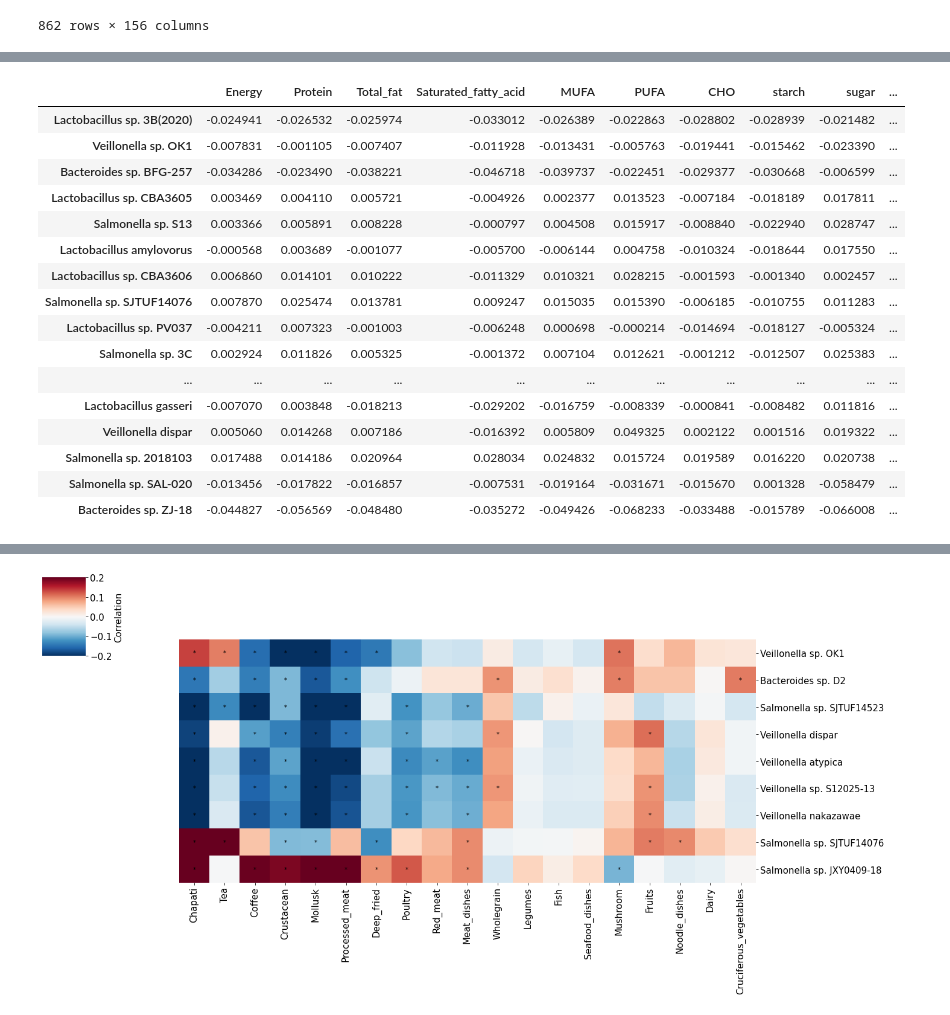
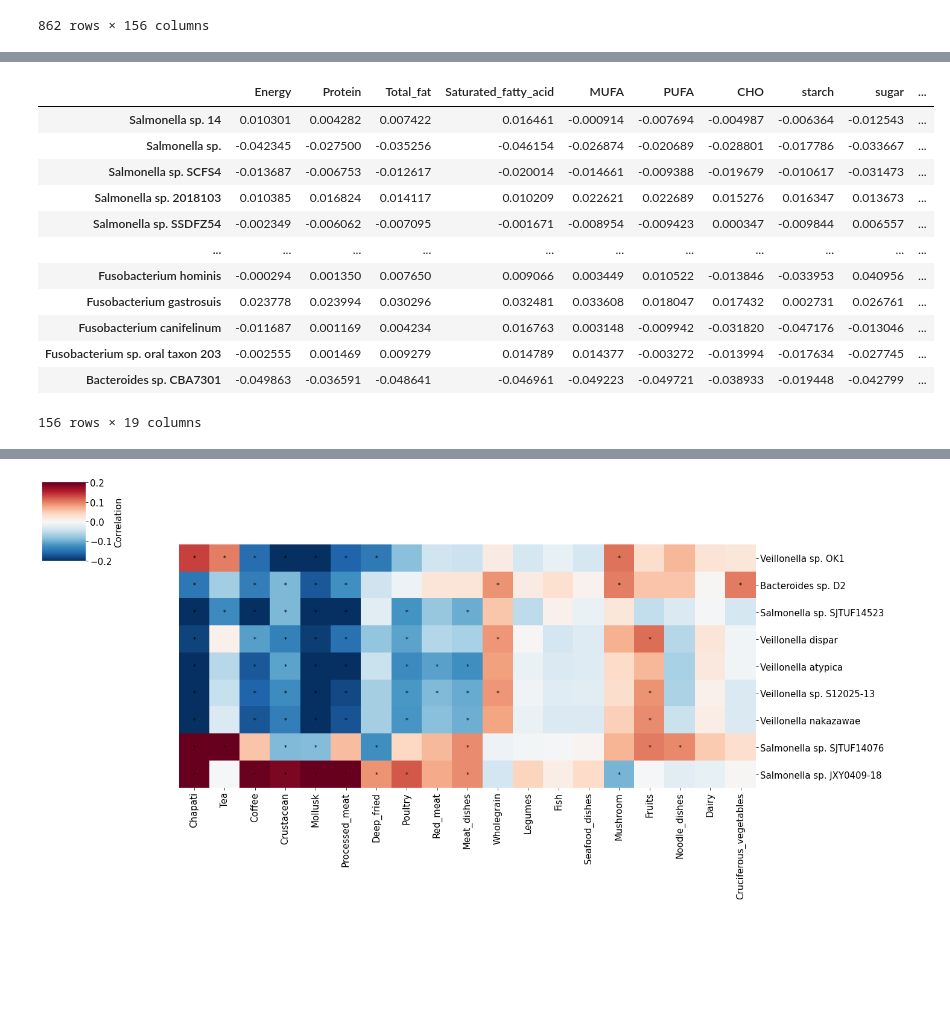
Before and after one commit to jaspershen-lab/HELIOS-project, a Jupyter notebook: 1-code/ruwen/SCFA.ipynb, the cells around one changed output, grey strips where cells are left out. Cells and saved outputs as stored; diff of their text form; code cells hidden in the pictures; blank space fills up the shorter version.

```diff
--- a/1-code/ruwen/SCFA.ipynb
+++ b/1-code/ruwen/SCFA.ipynb
@@ -73,7 +73,7 @@ scfa_data
 # Convert data to numeric and handle non-numeric entries
 scfa_data = scfa_data.apply(pd.to_numeric, errors='coerce')
 food_data_spear = food_data_spear.apply(pd.to_numeric, errors='coerce')
-#participants_data['BMI'] = pd.to_numeric(participants_data['BMI'], errors='coerce')
+participants_data['BMI'] = pd.to_numeric(participants_data['BMI'], errors='coerce')
 participants_data['FREG8_Age'] = pd.to_numeric(participants_data['FREG8_Age'], errors='coerce')
 # %%
 
@@ -96,8 +96,8 @@ def adjust_for_covariates(data, covariates, categorical_vars=[]):
 
 # Adjust microbiome and diet data
 # Ensure that 'FREG5_Ethnic_Group' is included as a categorical variable
-adjusted_scfa_data = adjust_for_covariates(scfa_data, participants_data[['FREG8_Age', 'FREG5_Ethnic_Group','FREG7_Gender']], categorical_vars=['FREG5_Ethnic_Group','FREG7_Gender'])
-adjusted_food_spear = adjust_for_covariates(food_data_spear, participants_data[['FREG8_Age', 'FREG5_Ethnic_Group','FREG7_Gender']], categorical_vars=['FREG5_Ethnic_Group','FREG7_Gender'])
+adjusted_scfa_data = adjust_for_covariates(scfa_data, participants_data[['FREG8_Age', 'FREG5_Ethnic_Group','FREG7_Gender','BMI']], categorical_vars=['FREG5_Ethnic_Group','FREG7_Gender'])
+adjusted_food_spear = adjust_for_covariates(food_data_spear, participants_data[['FREG8_Age', 'FREG5_Ethnic_Group','FREG7_Gender','BMI']], categorical_vars=['FREG5_Ethnic_Group','FREG7_Gender'])
 # %%
 correlations_scfa = pd.DataFrame(index=adjusted_scfa_data.columns, columns=adjusted_food_spear.columns)
 p_values_scfa = pd.DataFrame(index=adjusted_scfa_data.columns, columns=adjusted_food_spear.columns)
@@ -261,7 +318,7 @@ participants_data = participants_data.loc[common_indices]
 # Convert data to numeric and handle non-numeric entries
 scfa_data = scfa_data.apply(pd.to_numeric, errors='coerce')
 food_data_spear = food_data_spear.apply(pd.to_numeric, errors='coerce')
-#participants_data['BMI'] = pd.to_numeric(participants_data['BMI'], errors='coerce')
+participants_data['BMI'] = pd.to_numeric(participants_data['BMI'], errors='coerce')
 participants_data['FREG8_Age'] = pd.to_numeric(participants_data['FREG8_Age'], errors='coerce')
 # %%
 def adjust_for_covariates(data, covariates, categorical_vars=[]):
@@ -282,8 +339,8 @@ def adjust_for_covariates(data, covariates, categorical_vars=[]):
 
 # Adjust microbiome and diet data
 # Ensure that 'FREG5_Ethnic_Group' is included as a categorical variable
-adjusted_scfa_data = adjust_for_covariates(scfa_data, participants_data[['FREG8_Age', 'FREG5_Ethnic_Group','FREG7_Gender']], categorical_vars=['FREG5_Ethnic_Group','FREG7_Gender'])
-adjusted_food_spear = adjust_for_covariates(food_data_spear, participants_data[['FREG8_Age', 'FREG5_Ethnic_Group','FREG7_Gender']], categorical_vars=['FREG5_Ethnic_Group','FREG7_Gender'])
+adjusted_scfa_data = adjust_for_covariates(scfa_data, participants_data[['FREG8_Age', 'FREG5_Ethnic_Group','FREG7_Gender','BMI']], categorical_vars=['FREG5_Ethnic_Group','FREG7_Gender'])
+adjusted_food_spear = adjust_for_covariates(food_data_spear, participants_data[['FREG8_Age', 'FREG5_Ethnic_Group','FREG7_Gender','BMI']], categorical_vars=['FREG5_Ethnic_Group','FREG7_Gender'])
 # %%
 correlations_scfa = pd.DataFrame(index=adjusted_scfa_data.columns, columns=adjusted_food_spear.columns)
 p_values_scfa = pd.DataFrame(index=adjusted_scfa_data.columns, columns=adjusted_food_spear.columns)
@@ -315,34 +372,30 @@ for microbe in adjusted_scfa_data.columns:
 # %%
 p_flat = p_values_scfa.values.flatten()
 reject, corrected_pvals_scfa, _, _ = multipletests(p_flat, alpha=0.2, method='fdr_bh')
 significant_matrix_scfa = pd.DataFrame(reject.reshape(p_values_scfa.shape), index=adjusted_scfa_data.columns, columns=adjusted_food_spear.columns)
 
 # Summing the significant correlations per microbe
 true_counts = significant_matrix_scfa.sum(axis=1)
 
 # Filter species with at least 10 significant correlations
-#significant_species = true_counts >= 0
+significant_species = true_counts >= 0
 filtered_species_scfa = correlations_scfa.loc[significant_species.index[significant_species]]
 #significant_species
 
-filtered_species_scfa = filtered_species_scfa.iloc[food_row_order, :]
+#filtered_species_scfa = filtered_species_scfa.iloc[food_row_order, :]
 filtered_species_scfa
 # %% [output]
 |  | Energy | Protein | Total_fat | Saturated_fatty_acid | MUFA | PUFA | CHO | starch | sugar | ... |
-| Lactobacillus sp. 3B(2020) | -0.024941 | -0.026532 | -0.025974 | -0.033012 | -0.026389 | -0.022863 | -0.028802 | -0.028939 | -0.021482 | ... |
-| Veillonella sp. OK1 | -0.007831 | -0.001105 | -0.007407 | -0.011928 | -0.013431 | -0.005763 | -0.019441 | -0.015462 | -0.023390 | ... |
-| Bacteroides sp. BFG-257 | -0.034286 | -0.023490 | -0.038221 | -0.046718 | -0.039737 | -0.022451 | -0.029377 | -0.030668 | -0.006599 | ... |
-| Lactobacillus sp. CBA3605 | 0.003469 | 0.004110 | 0.005721 | -0.004926 | 0.002377 | 0.013523 | -0.007184 | -0.018189 | 0.017811 | ... |
-| Salmonella sp. S13 | 0.003366 | 0.005891 | 0.008228 | -0.000797 | 0.004508 | 0.015917 | -0.008840 | -0.022940 | 0.028747 | ... |
-| Lactobacillus amylovorus | -0.000568 | 0.003689 | -0.001077 | -0.005700 | -0.006144 | 0.004758 | -0.010324 | -0.018644 | 0.017550 | ... |
-| Lactobacillus sp. CBA3606 | 0.006860 | 0.014101 | 0.010222 | -0.011329 | 0.010321 | 0.028215 | -0.001593 | -0.001340 | 0.002457 | ... |
-| Salmonella sp. SJTUF14076 | 0.007870 | 0.025474 | 0.013781 | 0.009247 | 0.015035 | 0.015390 | -0.006185 | -0.010755 | 0.011283 | ... |
-| Lactobacillus sp. PV037 | -0.004211 | 0.007323 | -0.001003 | -0.006248 | 0.000698 | -0.000214 | -0.014694 | -0.018127 | -0.005324 | ... |
-| Salmonella sp. 3C | 0.002924 | 0.011826 | 0.005325 | -0.001372 | 0.007104 | 0.012621 | -0.001212 | -0.012507 | 0.025383 | ... |
+| Salmonella sp. 14 | 0.010301 | 0.004282 | 0.007422 | 0.016461 | -0.000914 | -0.007694 | -0.004987 | -0.006364 | -0.012543 | ... |
+| Salmonella sp. | -0.042345 | -0.027500 | -0.035256 | -0.046154 | -0.026874 | -0.020689 | -0.028801 | -0.017786 | -0.033667 | ... |
+| Salmonella sp. SCFS4 | -0.013687 | -0.006753 | -0.012617 | -0.020014 | -0.014661 | -0.009388 | -0.019679 | -0.010617 | -0.031473 | ... |
+| Salmonella sp. 2018103 | 0.010385 | 0.016824 | 0.014117 | 0.010209 | 0.022621 | 0.022689 | 0.015276 | 0.016347 | 0.013673 | ... |
+| Salmonella sp. SSDFZ54 | -0.002349 | -0.006062 | -0.007095 | -0.001671 | -0.008954 | -0.009423 | 0.000347 | -0.009844 | 0.006557 | ... |
 | ... | ... | ... | ... | ... | ... | ... | ... | ... | ... | ... |
-| Lactobacillus gasseri | -0.007070 | 0.003848 | -0.018213 | -0.029202 | -0.016759 | -0.008339 | -0.000841 | -0.008482 | 0.011816 | ... |
-| Veillonella dispar | 0.005060 | 0.014268 | 0.007186 | -0.016392 | 0.005809 | 0.049325 | 0.002122 | 0.001516 | 0.019322 | ... |
-| Salmonella sp. 2018103 | 0.017488 | 0.014186 | 0.020964 | 0.028034 | 0.024832 | 0.015724 | 0.019589 | 0.016220 | 0.020738 | ... |
-| Salmonella sp. SAL-020 | -0.013456 | -0.017822 | -0.016857 | -0.007531 | -0.019164 | -0.031671 | -0.015670 | 0.001328 | -0.058479 | ... |
-| Bacteroides sp. ZJ-18 | -0.044827 | -0.056569 | -0.048480 | -0.035272 | -0.049426 | -0.068233 | -0.033488 | -0.015789 | -0.066008 | ... |
+| Fusobacterium hominis | -0.000294 | 0.001350 | 0.007650 | 0.009066 | 0.003449 | 0.010522 | -0.013846 | -0.033953 | 0.040956 | ... |
+| Fusobacterium gastrosuis | 0.023778 | 0.023994 | 0.030296 | 0.032481 | 0.033608 | 0.018047 | 0.017432 | 0.002731 | 0.026761 | ... |
+| Fusobacterium canifelinum | -0.011687 | 0.001169 | 0.004234 | 0.016763 | 0.003148 | -0.009942 | -0.031820 | -0.047176 | -0.013046 | ... |
+| Fusobacterium sp. oral taxon 203 | -0.002555 | 0.001469 | 0.009279 | 0.014789 | 0.014377 | -0.003272 | -0.013994 | -0.017634 | -0.027745 | ... |
+| Bacteroides sp. CBA7301 | -0.049863 | -0.036591 | -0.048641 | -0.046961 | -0.049223 | -0.049721 | -0.038933 | -0.019448 | -0.042799 | ... |
+156 rows × 19 columns
 # %%
```
Also changed, not shown: parts of 8 cells of this notebook, 26 other files.
